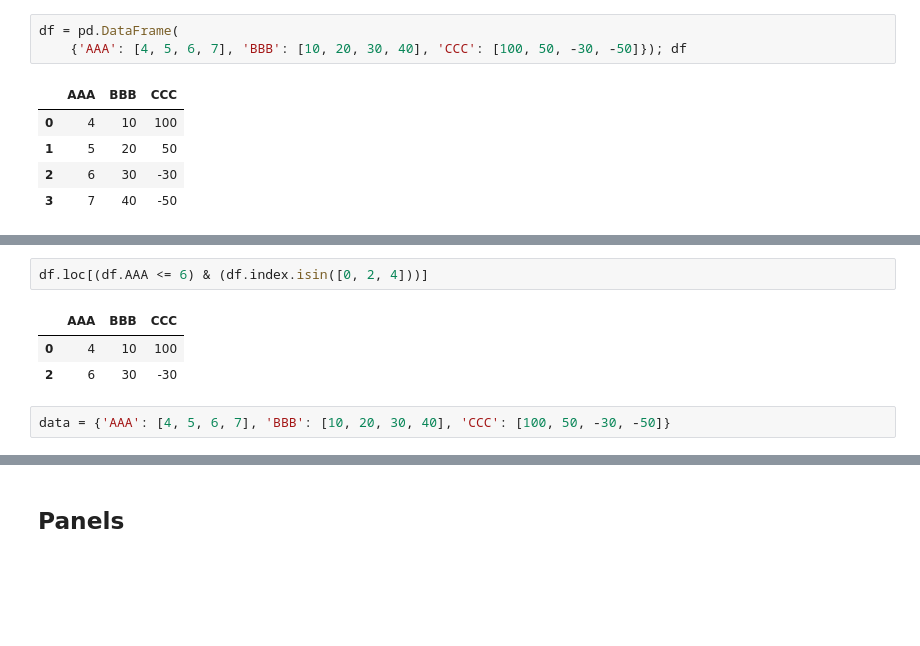
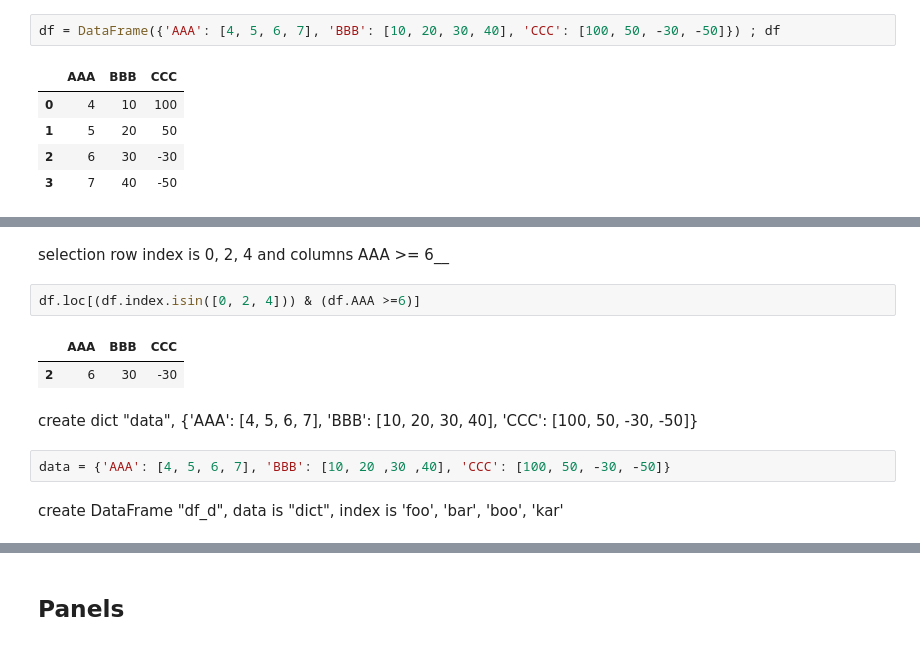
Before and after one commit to edenwzg/code, a Jupyter notebook: jupyter/COOKBOOK/Selection.ipynb, the cells around one changed output, grey strips where cells are left out. Saved outputs shown, nothing was run; the diff lists cells and outputs as text; blank space fills up the shorter version.

```diff
--- a/jupyter/COOKBOOK/Selection.ipynb
+++ b/jupyter/COOKBOOK/Selection.ipynb
@@ -7,7 +8,6 @@ import pandas as pd
 import numpy as np
 # %%
-df = pd.DataFrame(
-    {'AAA': [4, 5, 6, 7], 'BBB': [10, 20, 30, 40], 'CCC': [100, 50, -30, -50]}); df
+df = DataFrame({'AAA': [4, 5, 6, 7], 'BBB': [10, 20, 30, 40], 'CCC': [100, 50, -30, -50]}) ; df
 # %% [output]
 |  | AAA | BBB | CCC |
 | 0 | 4 | 10 | 100 |
@@ -17,9 +33,14 @@ df = pd.DataFrame(
+# %% [markdown]
+selection row index is 0, 2, 4 and columns AAA >= 6__
 # %%
-df.loc[(df.AAA <= 6) & (df.index.isin([0, 2, 4]))]
+df.loc[(df.index.isin([0, 2, 4])) & (df.AAA >=6)]
 # %% [output]
 |  | AAA | BBB | CCC |
-| 0 | 4 | 10 | 100 |
 | 2 | 6 | 30 | -30 |
+# %% [markdown]
+create dict "data", {'AAA': [4, 5, 6, 7], 'BBB': [10, 20, 30, 40], 'CCC': [100, 50, -30, -50]}
 # %%
-data = {'AAA': [4, 5, 6, 7], 'BBB': [10, 20, 30, 40], 'CCC': [100, 50, -30, -50]}
+data = {'AAA': [4, 5, 6, 7], 'BBB': [10, 20 ,30 ,40], 'CCC': [100, 50, -30, -50]}
+# %% [markdown]
+create DataFrame "df_d", data is "dict", index is 'foo', 'bar', 'boo', 'kar'
 # %%
```
Also changed, not shown: parts of 53 cells of this notebook.
